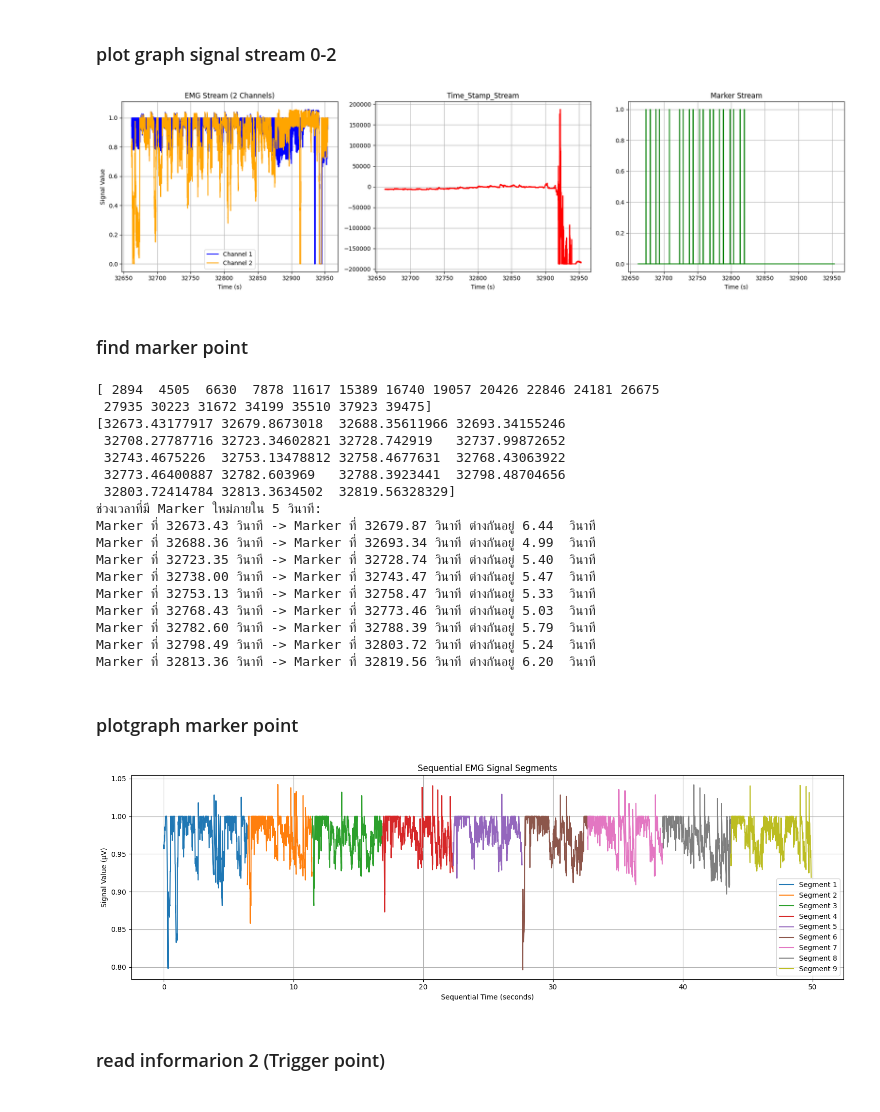
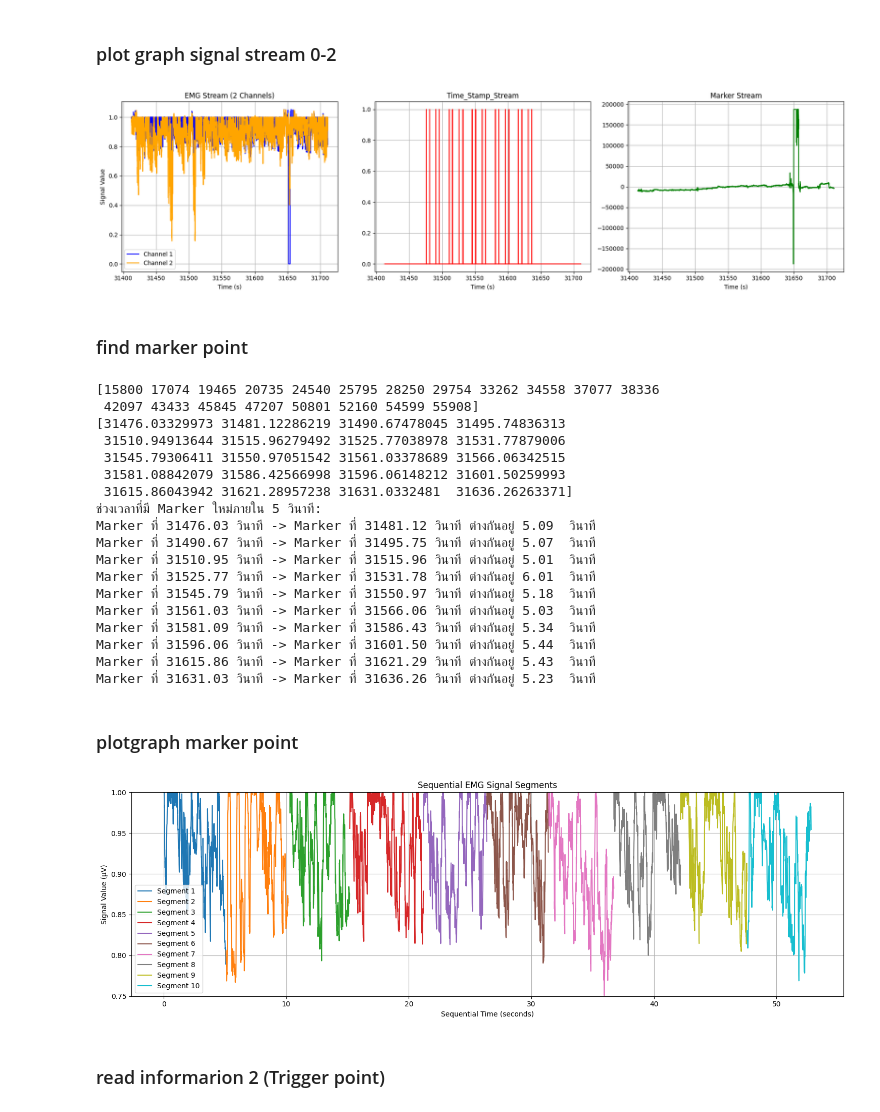
Before and after one commit to Akkarasaknarong/FRA_161_Public, a Jupyter notebook: FRA161_Project.ipynb, the cells around one changed output. Cells and saved outputs as stored; diff of their text form; code cells hidden in the pictures.

```diff
--- a/FRA161_Project.ipynb
+++ b/FRA161_Project.ipynb
@@ -6,7 +6,7 @@
 import pyxdf
 
 # recieve file .xdf
-streams, header = pyxdf.load_xdf('sub-P009\ses-S001\eeg\sub-P009_ses-S001_task-Default_run-001_eeg.xdf')
+streams, header = pyxdf.load_xdf('sub-P001\ses-S001\eeg\sub-P001_ses-S001_task-Default_run-001_eeg.xdf')
 # pull stream 1 (EMG)
 print("\n\n")
 stream_emg = streams[0]
@@ -93,13 +92,13 @@ axs[1].grid()
 plt.tight_layout()
 plt.show()
 # %% [output]
-[figure, old version]
+[figure, new version]
 # %% [markdown]
 ### find marker point
 # %%
 import numpy as np
 
-stream_marker = streams[1]
+stream_marker = streams[2]
 time_stamps_Marker = stream_marker["time_stamps"]
 time_series_Marker = stream_marker["time_series"][:, 0]
 
@@ -123,23 +122,24 @@ for start, end in results:
     delta = end - start
     print(f"Marker ที่ {start:.2f} วินาที -> Marker ที่ {end:.2f} วินาที ต่างกันอยู่ {delta:.2f}  วินาที")
 # %% [output]
-[ 2894  4505  6630  7878 11617 15389 16740 19057 20426 22846 24181 26675
- 27935 30223 31672 34199 35510 37923 39475]
-[32673.43177917 32679.8673018  32688.35611966 32693.34155246
- 32708.27787716 32723.34602821 32728.742919   32737.99872652
- 32743.4675226  32753.13478812 32758.4677631  32768.43063922
- 32773.46400887 32782.603969   32788.3923441  32798.48704656
- 32803.72414784 32813.3634502  32819.56328329]
+[15800 17074 19465 20735 24540 25795 28250 29754 33262 34558 37077 38336
+ 42097 43433 45845 47207 50801 52160 54599 55908]
+[31476.03329973 31481.12286219 31490.67478045 31495.74836313
+ 31510.94913644 31515.96279492 31525.77038978 31531.77879006
+ 31545.79306411 31550.97051542 31561.03378689 31566.06342515
+ 31581.08842079 31586.42566998 31596.06148212 31601.50259993
+ 31615.86043942 31621.28957238 31631.0332481  31636.26263371]
 ช่วงเวลาที่มี Marker ใหม่ภายใน 5 วินาที:
-Marker ที่ 32673.43 วินาที -> Marker ที่ 32679.87 วินาที ต่างกันอยู่ 6.44  วินาที
-Marker ที่ 32688.36 วินาที -> Marker ที่ 32693.34 วินาที ต่างกันอยู่ 4.99  วินาที
-Marker ที่ 32723.35 วินาที -> Marker ที่ 32728.74 วินาที ต่างกันอยู่ 5.40  วินาที
-Marker ที่ 32738.00 วินาที -> Marker ที่ 32743.47 วินาที ต่างกันอยู่ 5.47  วินาที
-Marker ที่ 32753.13 วินาที -> Marker ที่ 32758.47 วินาที ต่างกันอยู่ 5.33  วินาที
-Marker ที่ 32768.43 วินาที -> Marker ที่ 32773.46 วินาที ต่างกันอยู่ 5.03  วินาที
-Marker ที่ 32782.60 วินาที -> Marker ที่ 32788.39 วินาที ต่างกันอยู่ 5.79  วินาที
-Marker ที่ 32798.49 วินาที -> Marker ที่ 32803.72 วินาที ต่างกันอยู่ 5.24  วินาที
-Marker ที่ 32813.36 วินาที -> Marker ที่ 32819.56 วินาที ต่างกันอยู่ 6.20  วินาที
+Marker ที่ 31476.03 วินาที -> Marker ที่ 31481.12 วินาที ต่างกันอยู่ 5.09  วินาที
+Marker ที่ 31490.67 วินาที -> Marker ที่ 31495.75 วินาที ต่างกันอยู่ 5.07  วินาที
+Marker ที่ 31510.95 วินาที -> Marker ที่ 31515.96 วินาที ต่างกันอยู่ 5.01  วินาที
+Marker ที่ 31525.77 วินาที -> Marker ที่ 31531.78 วินาที ต่างกันอยู่ 6.01  วินาที
+Marker ที่ 31545.79 วินาที -> Marker ที่ 31550.97 วินาที ต่างกันอยู่ 5.18  วินาที
+Marker ที่ 31561.03 วินาที -> Marker ที่ 31566.06 วินาที ต่างกันอยู่ 5.03  วินาที
+Marker ที่ 31581.09 วินาที -> Marker ที่ 31586.43 วินาที ต่างกันอยู่ 5.34  วินาที
+Marker ที่ 31596.06 วินาที -> Marker ที่ 31601.50 วินาที ต่างกันอยู่ 5.44  วินาที
+Marker ที่ 31615.86 วินาที -> Marker ที่ 31621.29 วินาที ต่างกันอยู่ 5.43  วินาที
+Marker ที่ 31631.03 วินาที -> Marker ที่ 31636.26 วินาที ต่างกันอยู่ 5.23  วินาที
 # %% [markdown]
 ### plotgraph marker point
 # %%
@@ -151,7 +151,7 @@ stream_emg = streams[0]  # EMG data
 time_stamps_EMG = stream_emg["time_stamps"]
 time_series_EMG = stream_emg["time_series"][:, 0]  # Use the first channel
 
-stream_marker = streams[1]  # Marker data
+stream_marker = streams[2]  # Marker data
 time_stamps_Marker = stream_marker["time_stamps"]
 time_series_Marker = stream_marker["time_series"][:, 0]  # Marker channel
 
@@ -172,34 +172,35 @@ for i, idx in enumerate(marker_on_indices[:-1]):
 plt.figure(figsize=(15, 5))  # Adjust width and height as needed
 
 # Initialize an offset for aligning segments sequentially
 offset = 0
 
 # Loop through each segment and plot
 for i, (start, end) in enumerate(results):
     # Filter data within the segment's time range
     segment_indices = np.where((time_stamps_EMG >= start) & (time_stamps_EMG <= end))
     segment_time = time_stamps_EMG[segment_indices]
     segment_signal = time_series_EMG[segment_indices]
 
     # Adjust the time stamps to align segments sequentially
     adjusted_time = segment_time - start + offset
 
     # Plot the data for the segment
     plt.plot(adjusted_time, segment_signal, label=f"Segment {i + 1}")
 
     # Update the offset for the next segment
     offset += end - start
 
 # Add title and labels for the wide plot
+plt.ylim(0.75, 1)  # Adjust the y-axis limits as needed
 plt.title("Sequential EMG Signal Segments")
 plt.xlabel("Sequential Time (seconds)")
 plt.ylabel("Signal Value (μV)")  # Add units (microvolts)
 plt.grid()
 plt.legend()
 plt.tight_layout()
 plt.show()
 # %% [output]
-[figure, old version]
+[figure, new version]
 # %% [markdown]
 ### read informarion 2 (Trigger point)
 # %%
```
Also changed, not shown: parts of 1 cell of this notebook, 23 other files.
